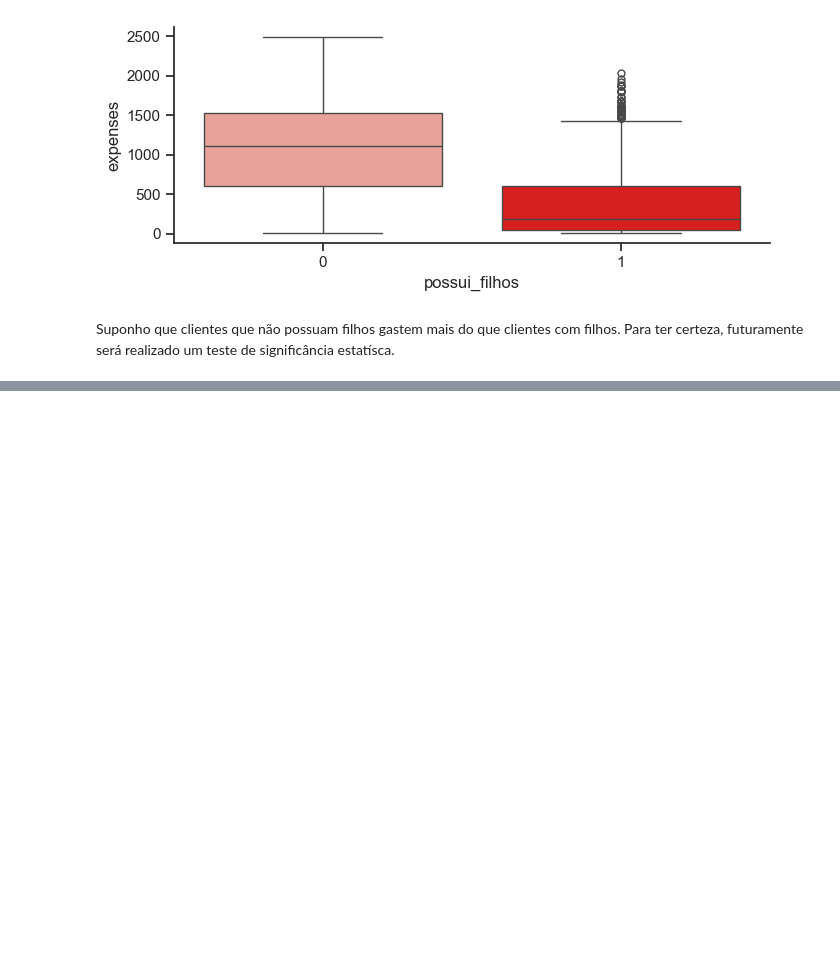
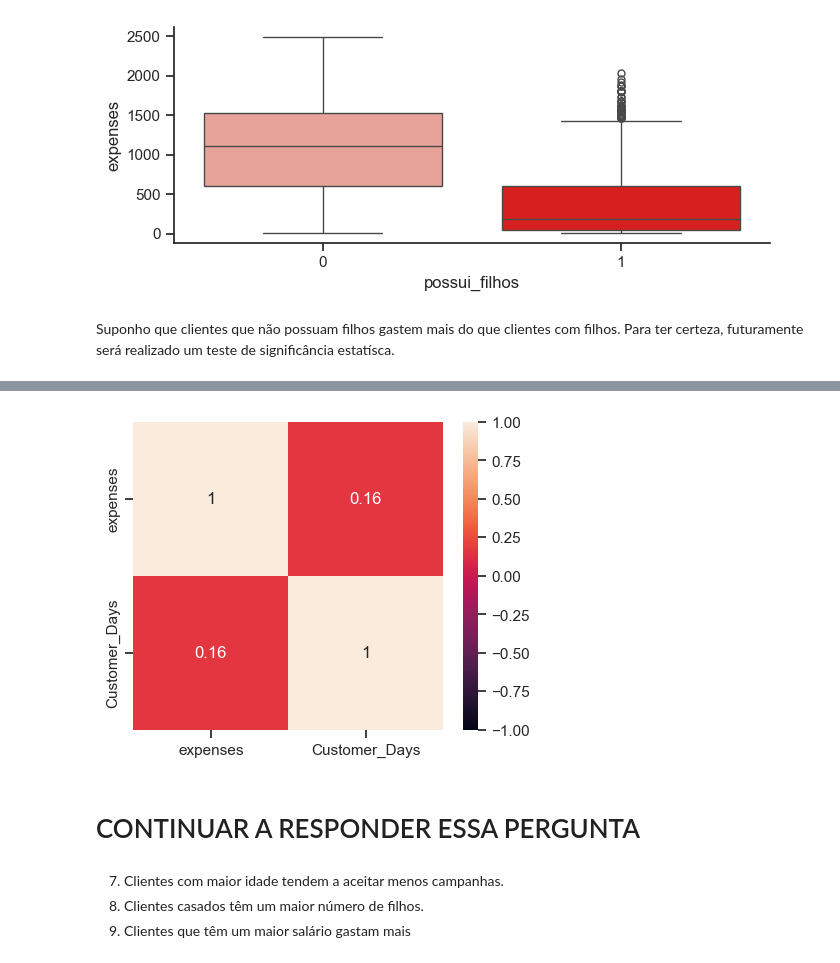
Before and after one commit to danzpy/eda-ifood, a Jupyter notebook: Análise exploratória de dados - Ifood.ipynb, the cells around one changed output, grey strips where cells are left out. Cells and saved outputs as stored; diff of their text form; code cells hidden in the pictures; blank space fills up the shorter version.

Commit message:
Adicionando mais perguntas

```diff
--- a/Análise exploratória de dados - Ifood.ipynb
+++ b/Análise exploratória de dados - Ifood.ipynb
@@ -492,0 +525,12 @@ Suponho que clientes que não possuam filhos gastem mais do que clientes com fil
+# %%
+f, ax = plt.subplots(figsize=(5, 4))
+sns.heatmap(df[['expenses', 'Customer_Days']].corr(), vmin=-1, vmax=1, annot=True)
+plt.show(3)
+# %% [output]
+[figure, added]
+# %% [markdown]
+# CONTINUAR A RESPONDER ESSA PERGUNTA
+# %% [markdown]
+7. Clientes com maior idade tendem a aceitar menos campanhas.
+8. Clientes casados têm um maior número de filhos.
+9. Clientes que têm um maior salário gastam mais
```
Also changed, not shown: parts of 12 cells of this notebook.
